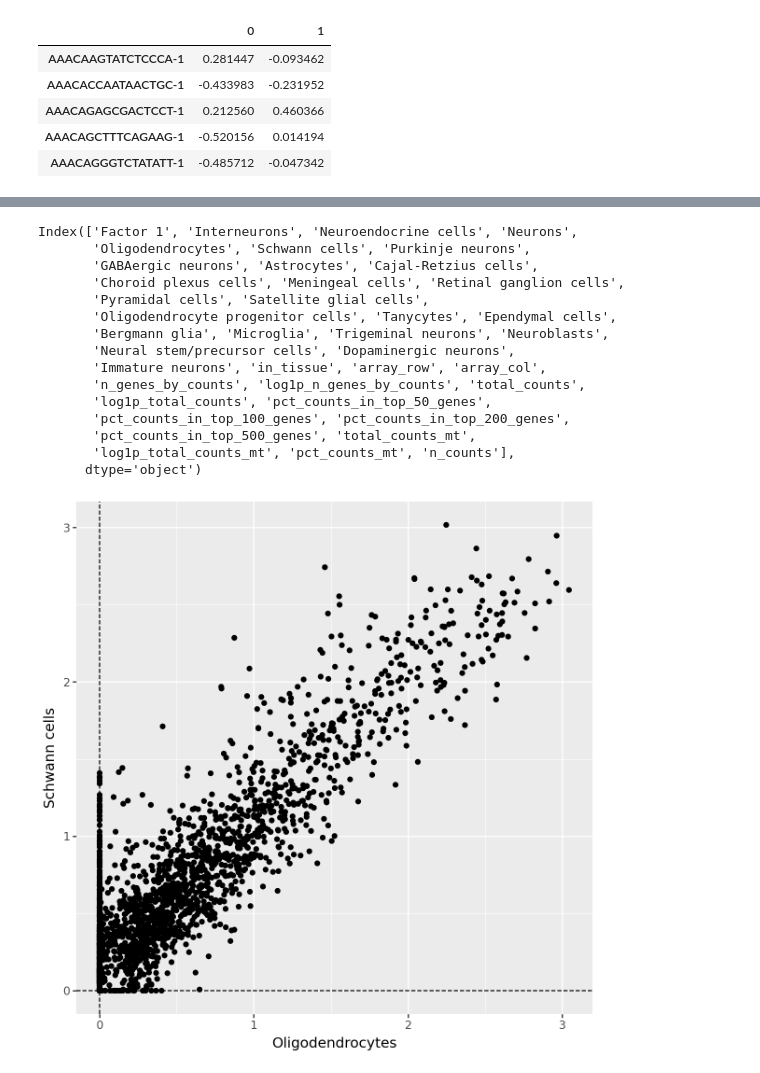
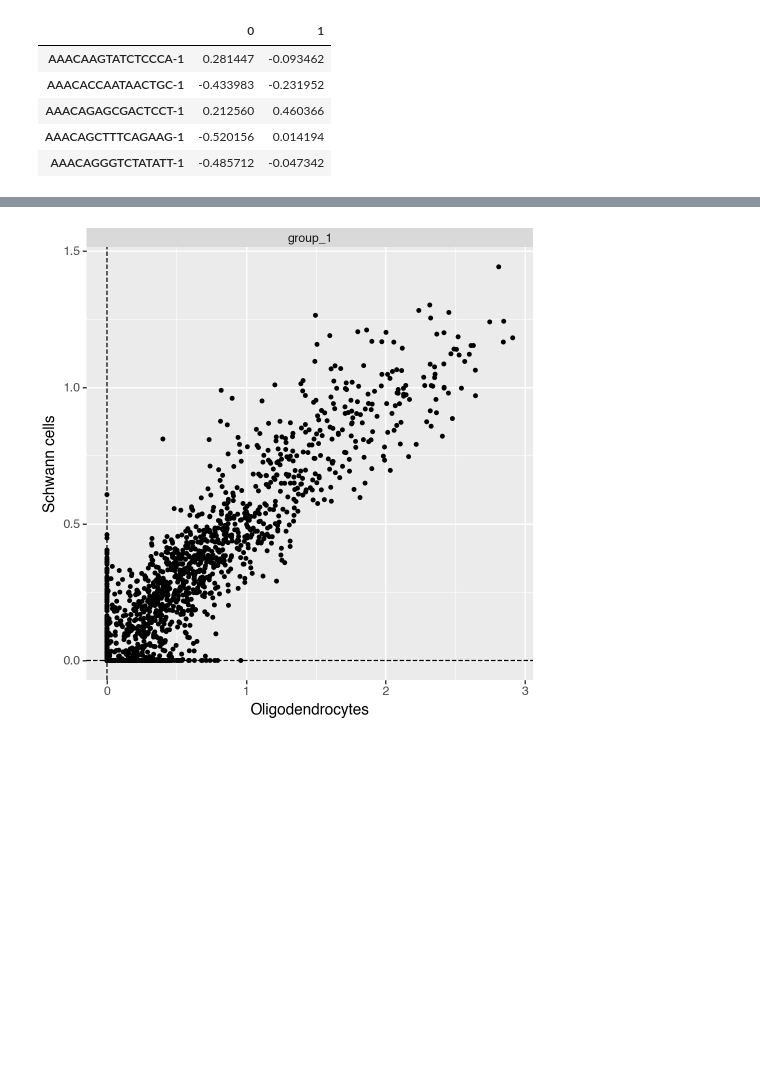
Before and after one commit to bioFAM/mofaflex-analysis, a Jupyter notebook: comparison_mefisto_visium/analysis_informed.ipynb, the cells around one changed output, grey strips where cells are left out. Cells and saved outputs as stored; diff of their text form; code cells hidden in the pictures; blank space fills up the shorter version.

```diff
--- a/comparison_mefisto_visium/analysis_informed.ipynb
+++ b/comparison_mefisto_visium/analysis_informed.ipynb
@@ -142,20 +115,17 @@ model_opts = ModelOptions(
     init_scale=0.1
 )
 # %%
-training_opts = TrainingOptions(
+training_opts = mfl.TrainingOptions(
     device=device,
-    # batch_size=10000,
-    max_epochs=3000,
+    max_epochs=10000,
     n_particles=1,
     lr=0.003,
     early_stopper_patience=100,
-    print_every=100,
-    save=False,
     save_path=None,
     seed=None
 )
 # %%
-smooth_opts = SmoothOptions(
+smooth_opts = mfl.SmoothOptions(
     n_inducing=100,
     kernel="RBF",
     warp_groups=[],
@@ -165,12 +135,5 @@ smooth_opts = SmoothOptions(
     warp_reference_group=None
 )
 # %%
-model = PRISMO()
-model.fit(
-    {"group_1": {"view_1": adata}},
-    data_opts,
-    model_opts,
-    training_opts,
-    smooth_opts
-)
+model = mfl.MOFAFLEX({"group_1": {"view_1": adata}}, model_opts, data_opts, training_opts, smooth_opts)
 # %% [output]
@@ -204,3 +142,0 @@ AttributeError: 'PRISMO' object has no attribute 'n_factors'
-# %%
-model._cache["factors"] = model.get_factors("anndata")
-model._cache["factors"]
@@ -303,21 +212,6 @@ from prismo import plotting
 # %%
-plotting.plot_factors_scatter(model, "Oligodendrocytes", "Schwann cells")
+mfl.pl.factors_scatter(model, "Oligodendrocytes", "Schwann cells")
 # %% [output]
-Index(['Factor 1', 'Interneurons', 'Neuroendocrine cells', 'Neurons',
-       'Oligodendrocytes', 'Schwann cells', 'Purkinje neurons',
-       'GABAergic neurons', 'Astrocytes', 'Cajal-Retzius cells',
-       'Choroid plexus cells', 'Meningeal cells', 'Retinal ganglion cells',
-       'Pyramidal cells', 'Satellite glial cells',
-       'Oligodendrocyte progenitor cells', 'Tanycytes', 'Ependymal cells',
-       'Bergmann glia', 'Microglia', 'Trigeminal neurons', 'Neuroblasts',
-       'Neural stem/precursor cells', 'Dopaminergic neurons',
-       'Immature neurons', 'in_tissue', 'array_row', 'array_col',
-       'n_genes_by_counts', 'log1p_n_genes_by_counts', 'total_counts',
-       'log1p_total_counts', 'pct_counts_in_top_50_genes',
-       'pct_counts_in_top_100_genes', 'pct_counts_in_top_200_genes',
-       'pct_counts_in_top_500_genes', 'total_counts_mt',
-       'log1p_total_counts_mt', 'pct_counts_mt', 'n_counts'],
-      dtype='object')
-[figure, old version]
+[figure, new version]
 # %%
 for rf in relevant_factors:
```
Also changed, not shown: parts of 25 cells of this notebook.
